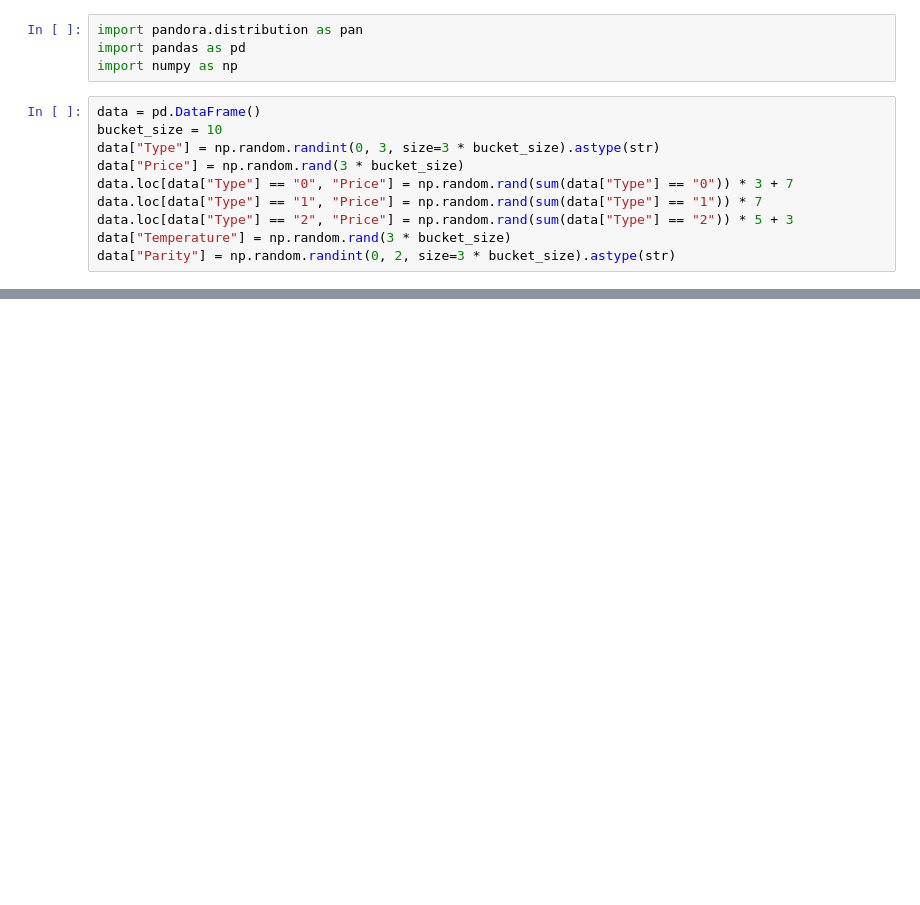
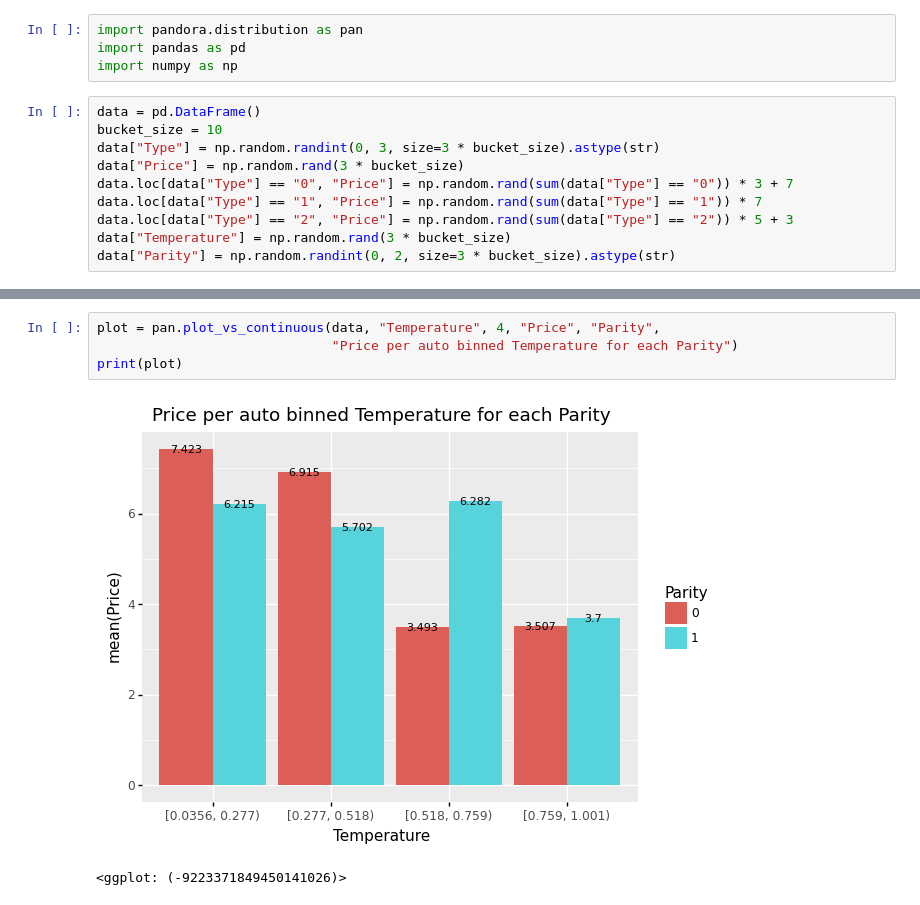
Before and after one commit to ashaazami/pandora, a Jupyter notebook: samples/sample.ipynb, the cells around one changed output, grey strips where cells are left out. Saved outputs shown, nothing was run; the diff lists cells and outputs as text; blank space fills up the shorter version.

```diff
--- a/samples/sample.ipynb
+++ b/samples/sample.ipynb
@@ -28,3 +28,10 @@ print(plot)
+# %%
+plot = pan.plot_vs_continuous(data, "Temperature", 4, "Price", "Parity",
+                              "Price per auto binned Temperature for each Parity")
+print(plot)
+# %% [output]
+[figure, added]
+<ggplot: (-9223371849450141026)>
 # %%
 plot = pan.plot_continuous_distribution(data, "Temperature", "Parity", "Temperature distribution for each Parity")
 print(plot)
```
Also changed, not shown: parts of 3 cells of this notebook.
